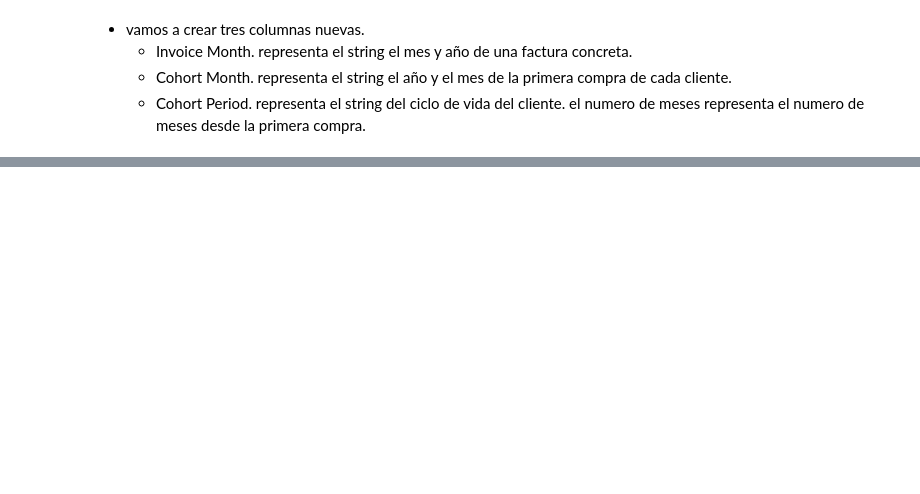
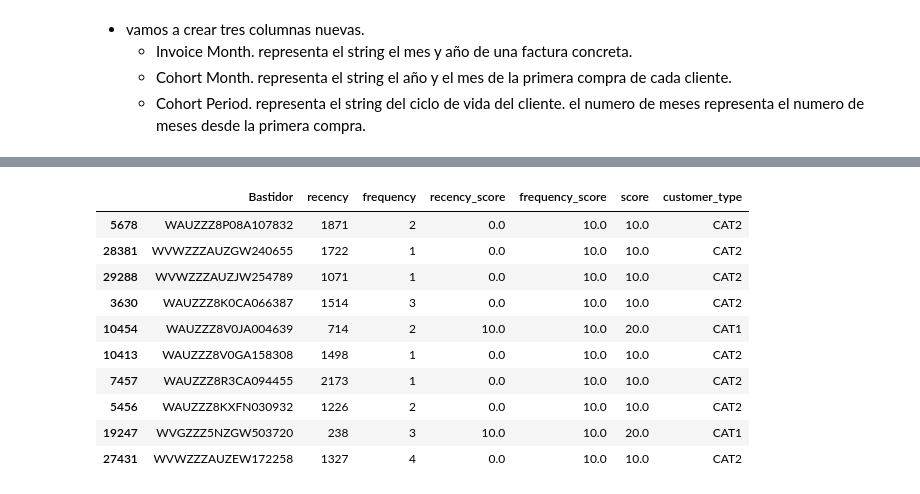
Before and after one commit to pacomm5/PLANTILLAS2, a Jupyter notebook: RECAMBIOS_NUEVO_LISTADO.ipynb, the cells around one changed output, grey strips where cells are left out. Saved outputs shown, nothing was run; the diff lists cells and outputs as text; code cells hidden in the pictures; blank space fills up the shorter version.

```diff
--- a/RECAMBIOS_NUEVO_LISTADO.ipynb
+++ b/RECAMBIOS_NUEVO_LISTADO.ipynb
@@ -2156,0 +2314,6 @@ plt.show()
+# %%
+# combining the three into one table
+
+rfm_filtros = pd.concat([recency,frequency], axis=1) # este es el nombre de cada dataframe
+rfm_filtros.drop(['fBastidor'], axis=1, inplace=True)
+rfm_filtros.head(100)
@@ -2156,0 +2357,2 @@ plt.show()
+# %%
+rfm_filtros["sov"] = rfm_filtros["sov"].fillna(0)
@@ -2156,0 +2368,17 @@ plt.show()
+# %%
+# assigning the numbers to RFM values. The better the RFM value higher the number
+# note that this process is reverse for R score as lower the value the better it is
+
+rfm_filtros['recency_score'] = pd.cut(rfm_filtros['recency'], bins=[0,750,800,2800], labels=[10,8,0]) #
+# hacemos los cortes en función de los estadísticos de arriba.
+rfm_filtros['recency_score'] = rfm_filtros['recency_score'].astype('float')
+rfm_filtros['frequency_score'] = pd.cut(rfm_filtros['frequency'], bins=[0,0.9,20], labels=[0,10])
+# hacemos los cortes por los estadísticos de arriba.
+rfm_filtros['frequency_score'] = rfm_filtros['frequency_score'].astype('float')
+"""rfm_filtros['monetary_score'] = pd.cut(rfm_filtros['monetary'], bins=[-1,367,990,2539,5165,118000], labels=[1,2,3,4,5])
+# igual que los anteriores.
+rfm_filtros['monetary_score'] = rfm_filtros['monetary_score'].astype('float') """
+
+"""rfm_filtros['sov_score'] = pd.cut(rfm_filtros['sov'], bins=[0,200,400,760,1000,2600], labels=[1,10,9,3,1.1]) #
+# hacemos los cortes en función de los estadísticos de arriba.
+rfm_filtros['sov_score'] = rfm_filtros['sov_score'].astype('float')"""
@@ -2156,0 +2387,7 @@ plt.show()
+# %%
+# summing the R,F,M score to make a one single column that has value range from 3-15
+
+def score_rfm(x) : return (x['recency_score']) + (x['frequency_score'])
+# esta función suma los tres valores.
+rfm_filtros['score'] = rfm_filtros.apply(score_rfm,axis=1 ) # añadimos la variable score al dataframe.
+rfm_filtros.head()
@@ -2156,0 +2416,19 @@ plt.show()
+# %%
+# assigning the customers into one of the category Bad, Bronze, Silver, Gold and Platinum based upon the score they get
+# we make cuts using percentiles. It can be done in many other ways
+# se puede hacer de muchas maneras pero vamos a hacer los cortes por los estadísticos.
+
+rfm_filtros['customer_type'] = pd.cut(rfm_filtros['score'], bins=[0,10,20], labels=['CAT2','CAT1'])
+rfm_filtros.sample(10)
+# %% [output]
+|  | Bastidor | recency | frequency | recency_score | frequency_score | score | customer_type |
+| 5678 | WAUZZZ8P08A107832 | 1871 | 2 | 0.0 | 10.0 | 10.0 | CAT2 |
+| 28381 | WVWZZZAUZGW240655 | 1722 | 1 | 0.0 | 10.0 | 10.0 | CAT2 |
+| 29288 | WVWZZZAUZJW254789 | 1071 | 1 | 0.0 | 10.0 | 10.0 | CAT2 |
+| 3630 | WAUZZZ8K0CA066387 | 1514 | 3 | 0.0 | 10.0 | 10.0 | CAT2 |
+| 10454 | WAUZZZ8V0JA004639 | 714 | 2 | 10.0 | 10.0 | 20.0 | CAT1 |
+| 10413 | WAUZZZ8V0GA158308 | 1498 | 1 | 0.0 | 10.0 | 10.0 | CAT2 |
+| 7457 | WAUZZZ8R3CA094455 | 2173 | 1 | 0.0 | 10.0 | 10.0 | CAT2 |
+| 5456 | WAUZZZ8KXFN030932 | 1226 | 2 | 0.0 | 10.0 | 10.0 | CAT2 |
+| 19247 | WVGZZZ5NZGW503720 | 238 | 3 | 10.0 | 10.0 | 20.0 | CAT1 |
+| 27431 | WVWZZZAUZEW172258 | 1327 | 4 | 0.0 | 10.0 | 10.0 | CAT2 |
```
Also changed, not shown: parts of 31 cells of this notebook.
